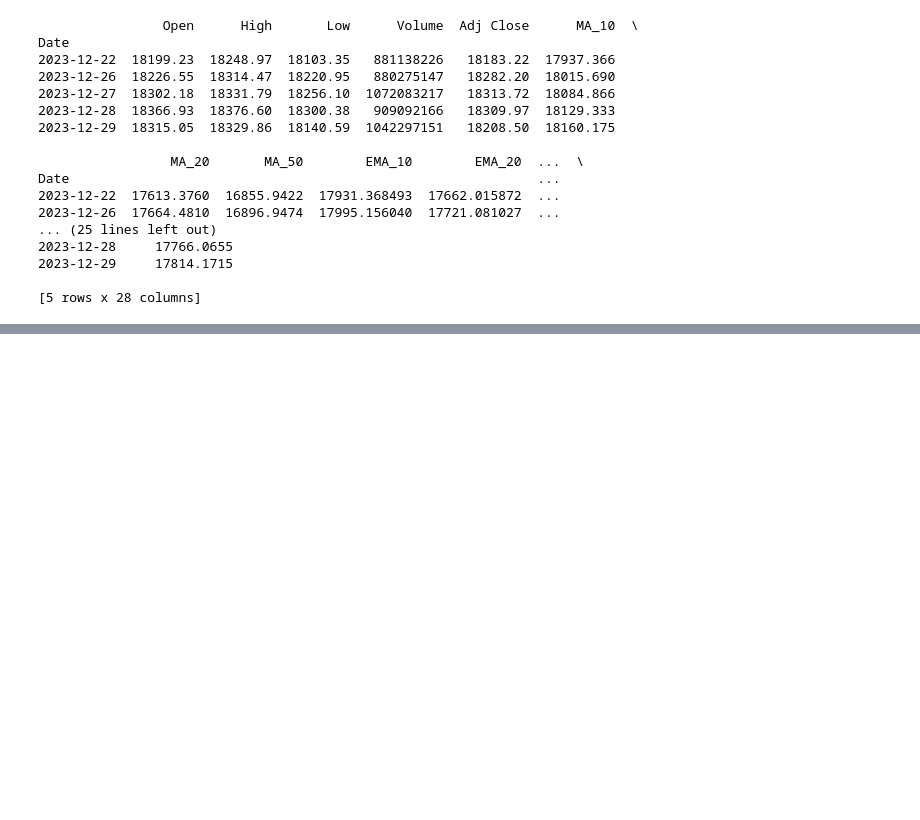
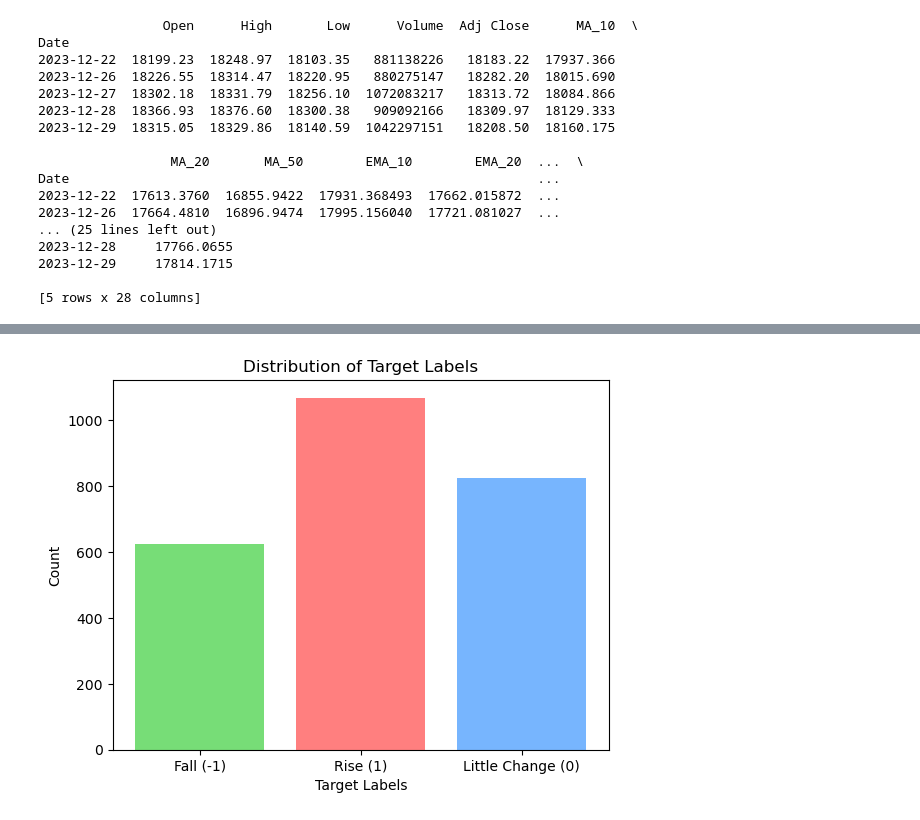
Before and after one commit to shirBinshtok/stock-market-prediction, a Jupyter notebook: Stock_Market_prediction.ipynb, the cells around one changed output, grey strips where cells are left out. Saved outputs shown, nothing was run; the diff lists cells and outputs as text; code cells hidden in the pictures; blank space fills up the shorter version.

Commit message:
arranging the data and making standardization

```diff
--- a/Stock_Market_prediction.ipynb
+++ b/Stock_Market_prediction.ipynb
@@ -316,0 +329,16 @@ XCMP_data_all_indicators = add_external_indicators(XCMP_data_derived_indicators,
+# %%
+# Directly create the Target column based on percentage price changes from the previous day
+XCMP_data_all_indicators['Target'] = XCMP_data_all_indicators['Adj Close'].pct_change().apply(lambda x: 1 if x > 0.005 else (-1 if x < -0.005 else 0))
+
+# Count the occurrences of each Target value
+target_counts = XCMP_data_all_indicators['Target'].value_counts()
+
+# Plotting the results in a bar chart
+plt.bar(target_counts.index, target_counts.values, color=['#FF7F7F', '#77B5FE', '#77DD77'])
+plt.xlabel('Target Labels')
+plt.ylabel('Count')
+plt.title('Distribution of Target Labels')
+plt.xticks(ticks=target_counts.index, labels=['Rise (1)', 'Little Change (0)', 'Fall (-1)'])
+plt.show()
+# %% [output]
+[figure, added]
```
Also changed, not shown: parts of 14 cells of this notebook.
